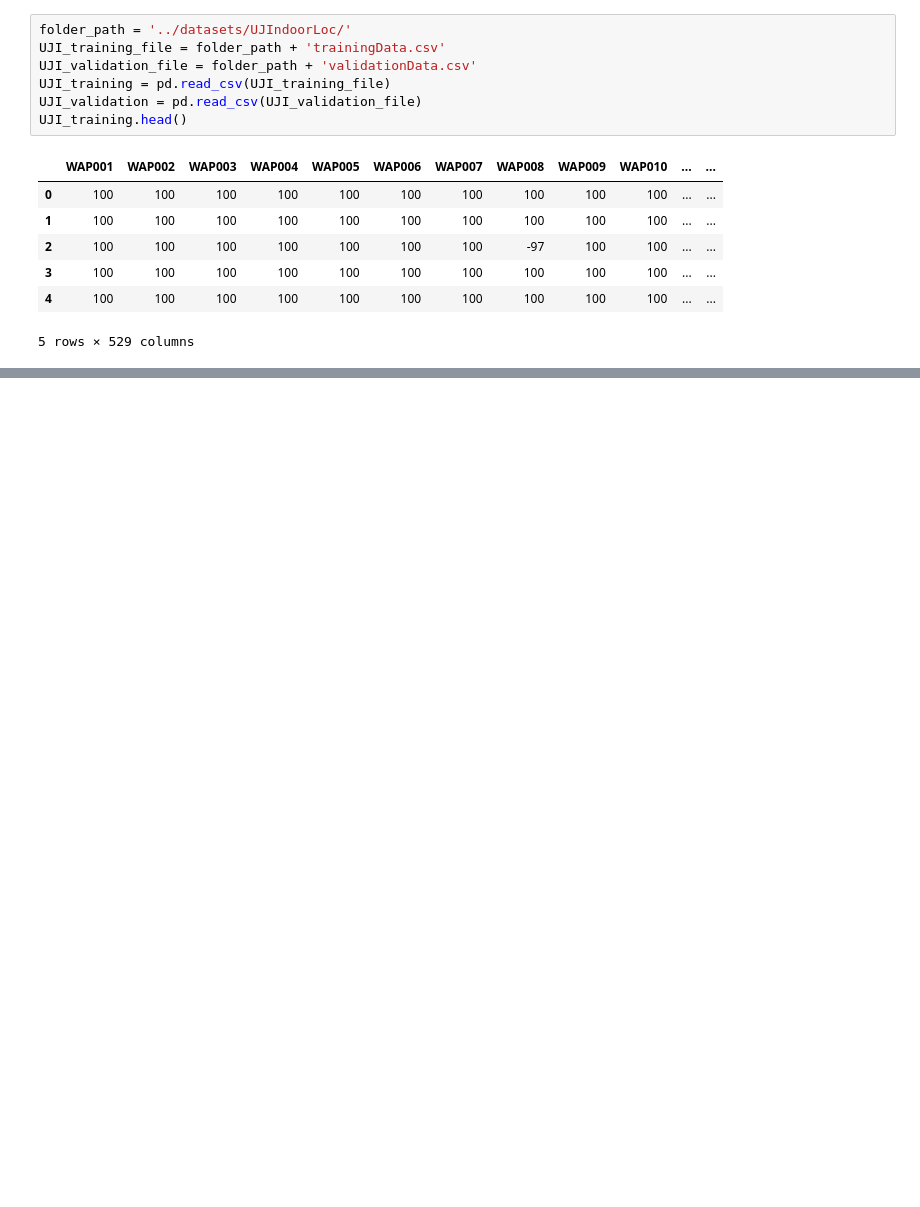
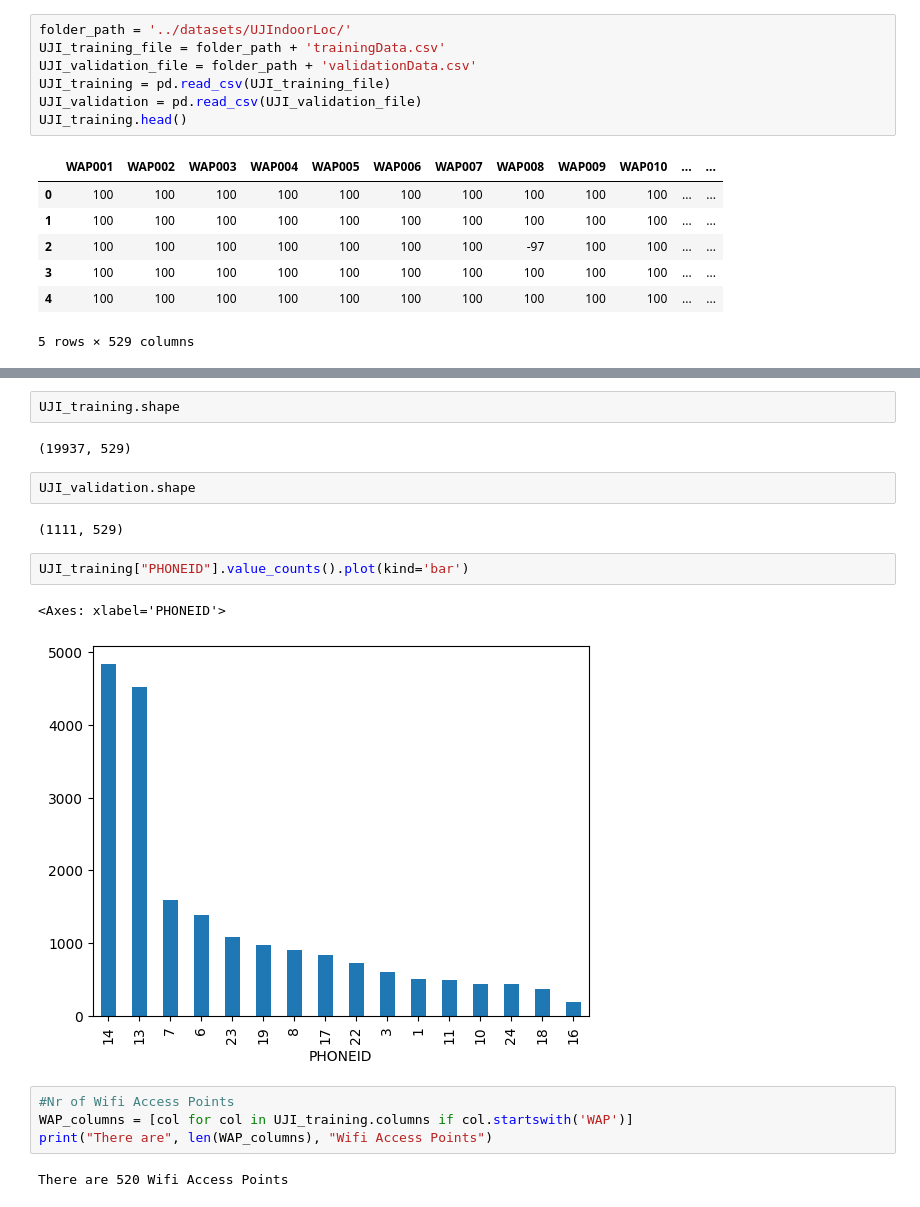
Before and after one commit to AlbertZweistein-2/184.702_MachineLearning, a Jupyter notebook: source/descriptive.ipynb, the cells around one changed output, grey strips where cells are left out. Saved outputs shown, nothing was run; the diff lists cells and outputs as text; blank space fills up the shorter version.

```diff
--- a/source/descriptive.ipynb
+++ b/source/descriptive.ipynb
@@ -44,0 +79,19 @@ UJI_training.head()
+# %%
+UJI_training.shape
+# %% [output]
+(19937, 529)
+# %%
+UJI_validation.shape
+# %% [output]
+(1111, 529)
+# %%
+UJI_training["PHONEID"].value_counts().plot(kind='bar')
+# %% [output]
+<Axes: xlabel='PHONEID'>
+[figure, added]
+# %%
+#Nr of Wifi Access Points
+WAP_columns = [col for col in UJI_training.columns if col.startswith('WAP')]
+print("There are", len(WAP_columns), "Wifi Access Points")
+# %% [output]
+There are 520 Wifi Access Points
```
Also changed, not shown: parts of 38 cells of this notebook, 2 other files.
